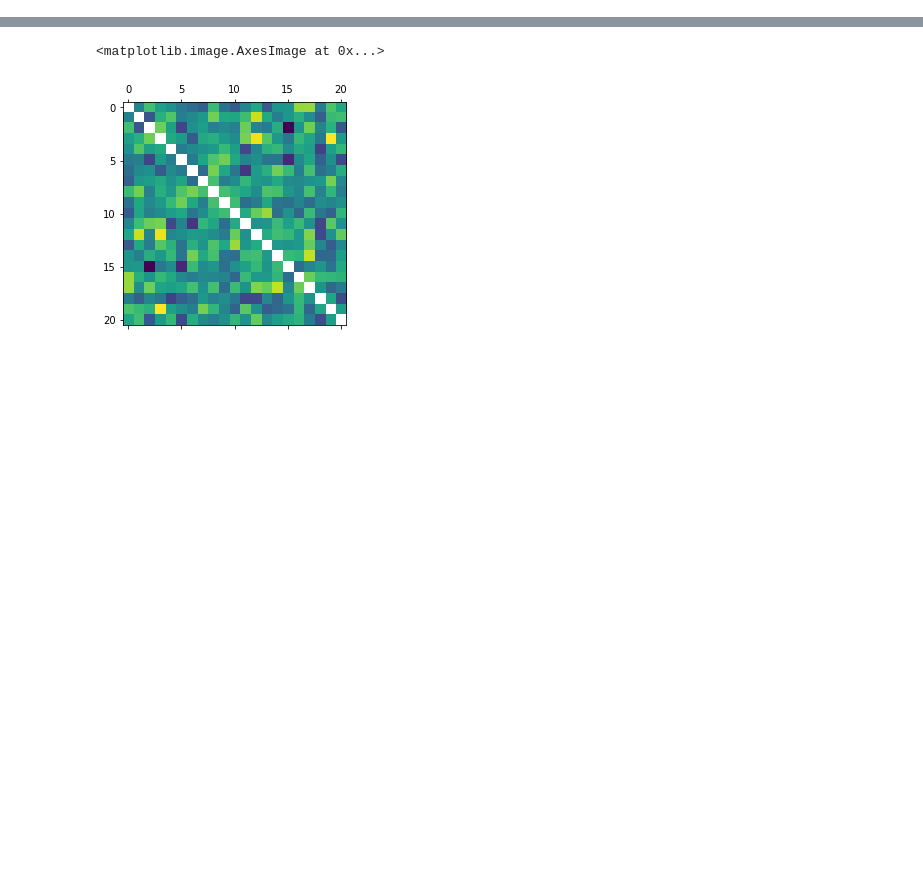
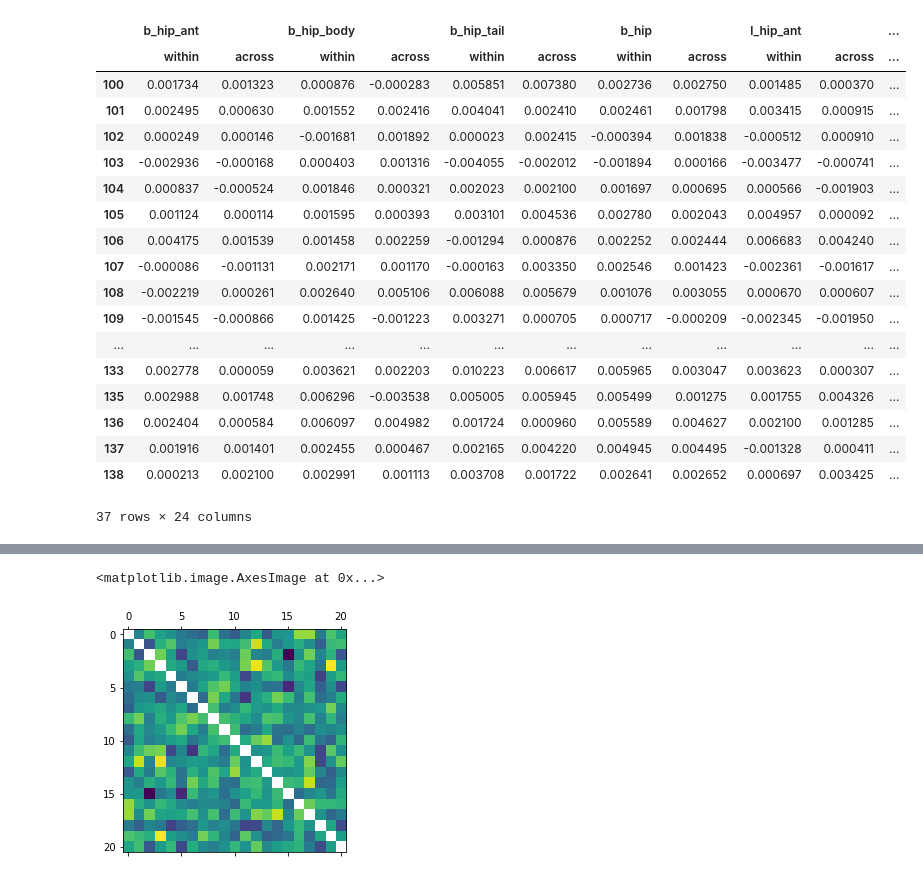
Before and after one commit to prestonlab/tesser_successor, a Jupyter notebook: jupyter/RSA_comparisons.ipynb, the cells around one changed output, grey strips where cells are left out. Cells and saved outputs as stored; diff of their text form; code cells hidden in the pictures; blank space fills up the shorter version.

```diff
--- a/jupyter/RSA_comparisons.ipynb
+++ b/jupyter/RSA_comparisons.ipynb
@@ -8,0 +76,3 @@ from tesser import rsa
+# %%
+# read in data
+itemmeans_dir = '/Users/athulapudhiyidath/Dropbox/Experiments/tesser_successor/Data/item_betas/averaged/'
@@ -8,0 +96,23 @@ from tesser import rsa
+# %%
+itemmeans_subj_within_across = pd.read_csv((os.path.join(itemmeans_dir + 'allevents_scrambled_roi_WithinAcross_Subject.csv')), sep=',', header=[0,1], index_col=0)
+itemmeans_subj_within_across
+# %% [output]
+|  | b_hip_ant |  | b_hip_body |  | b_hip_tail |  | b_hip |  | l_hip_ant |  | ... |
+|  | within | across | within | across | within | across | within | across | within | across | ... |
+| 100 | 0.001734 | 0.001323 | 0.000876 | -0.000283 | 0.005851 | 0.007380 | 0.002736 | 0.002750 | 0.001485 | 0.000370 | ... |
+| 101 | 0.002495 | 0.000630 | 0.001552 | 0.002416 | 0.004041 | 0.002410 | 0.002461 | 0.001798 | 0.003415 | 0.000915 | ... |
+| 102 | 0.000249 | 0.000146 | -0.001681 | 0.001892 | 0.000023 | 0.002415 | -0.000394 | 0.001838 | -0.000512 | 0.000910 | ... |
+| 103 | -0.002936 | -0.000168 | 0.000403 | 0.001316 | -0.004055 | -0.002012 | -0.001894 | 0.000166 | -0.003477 | -0.000741 | ... |
+| 104 | 0.000837 | -0.000524 | 0.001846 | 0.000321 | 0.002023 | 0.002100 | 0.001697 | 0.000695 | 0.000566 | -0.001903 | ... |
+| 105 | 0.001124 | 0.000114 | 0.001595 | 0.000393 | 0.003101 | 0.004536 | 0.002780 | 0.002043 | 0.004957 | 0.000092 | ... |
+| 106 | 0.004175 | 0.001539 | 0.001458 | 0.002259 | -0.001294 | 0.000876 | 0.002252 | 0.002444 | 0.006683 | 0.004240 | ... |
+| 107 | -0.000086 | -0.001131 | 0.002171 | 0.001170 | -0.000163 | 0.003350 | 0.002546 | 0.001423 | -0.002361 | -0.001617 | ... |
+| 108 | -0.002219 | 0.000261 | 0.002640 | 0.005106 | 0.006088 | 0.005679 | 0.001076 | 0.003055 | 0.000670 | 0.000607 | ... |
+| 109 | -0.001545 | -0.000866 | 0.001425 | -0.001223 | 0.003271 | 0.000705 | 0.000717 | -0.000209 | -0.002345 | -0.001950 | ... |
+| ... | ... | ... | ... | ... | ... | ... | ... | ... | ... | ... | ... |
+| 133 | 0.002778 | 0.000059 | 0.003621 | 0.002203 | 0.010223 | 0.006617 | 0.005965 | 0.003047 | 0.003623 | 0.000307 | ... |
+| 135 | 0.002988 | 0.001748 | 0.006296 | -0.003538 | 0.005005 | 0.005945 | 0.005499 | 0.001275 | 0.001755 | 0.004326 | ... |
+| 136 | 0.002404 | 0.000584 | 0.006097 | 0.004982 | 0.001724 | 0.000960 | 0.005589 | 0.004627 | 0.002100 | 0.001285 | ... |
+| 137 | 0.001916 | 0.001401 | 0.002455 | 0.000467 | 0.002165 | 0.004220 | 0.004945 | 0.004495 | -0.001328 | 0.000411 | ... |
+| 138 | 0.000213 | 0.002100 | 0.002991 | 0.001113 | 0.003708 | 0.001722 | 0.002641 | 0.002652 | 0.000697 | 0.003425 | ... |
+37 rows × 24 columns
```
Also changed, not shown: parts of 10 cells of this notebook, 4 other files.
